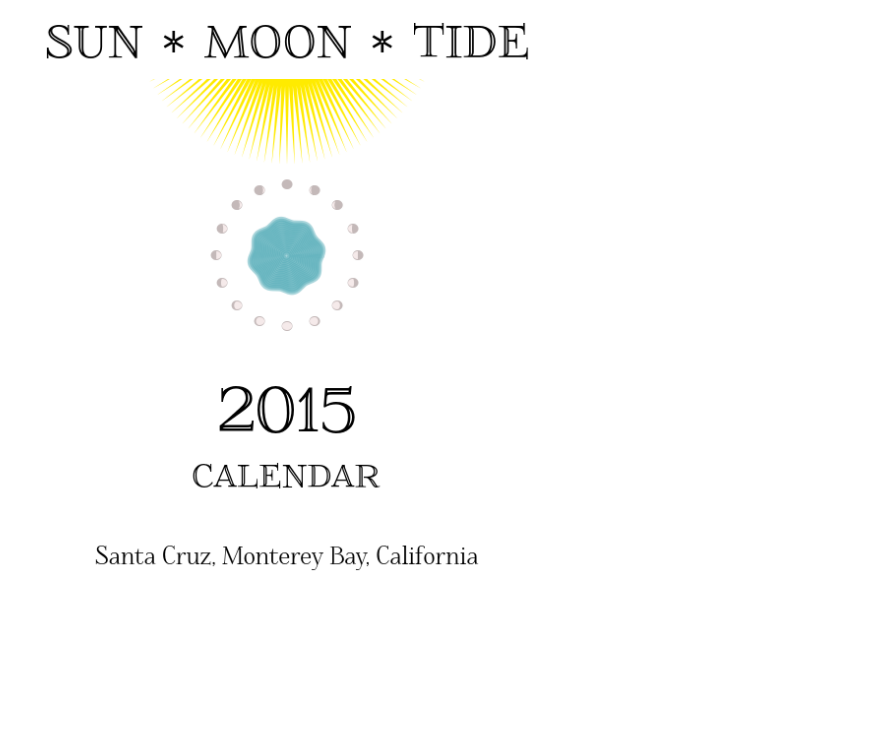
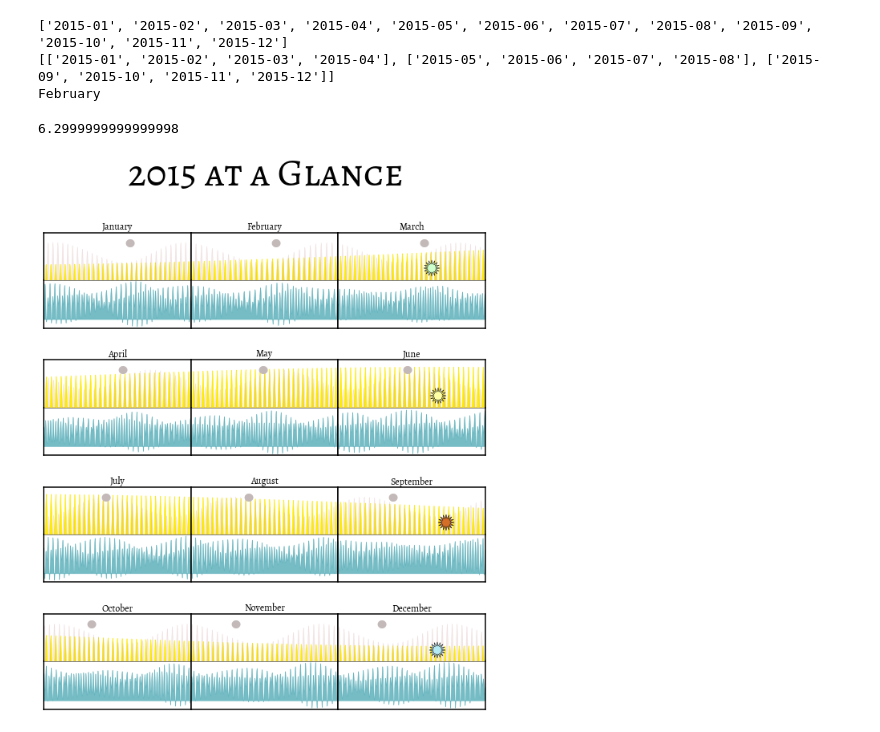
Before and after one commit to shendrix07/sunmoontide, a Jupyter notebook: sunmoontide/Untitled.ipynb, the cells around one changed output. Drawn from its saved outputs; the diff is of its cells as text; code cells hidden in the pictures; blank space fills up the shorter version.

Commit message:
Year Overview and cover now complete, changed fonts

```diff
--- a/sunmoontide/Untitled.ipynb
+++ b/sunmoontide/Untitled.ipynb
@@ -64,8 +6,34 @@ def cover(tide):
-# %%
-from tides import Tides
-mytide = Tides('example_noaa_file.TXT')
-fig = cover(mytide)
-fig.savefig('test.pdf')
-plt.show()
-# %% [output]
-[figure, removed]
+# %%
+from tides import Tides
+from astro import Astro
+mytide = Tides('example_noaa_file.TXT')
+mysun = Astro(str(mytide.latitude), str(mytide.longitude),
+            mytide.timezone, mytide.year, 'Sun')
+mymoon = Astro(str(mytide.latitude), str(mytide.longitude),
+            mytide.timezone, mytide.year, 'Moon')
+# %%
+def months_in_year(year_string):
+    '''Generator that takes year_string (i.e. '2015') and yields all the months
+    of the year in order, also as strings (i.e. '2015-07').
+    '''
+    start_date = pd.to_datetime(year_string + '-01')
+    end_date = start_date + pd.DateOffset(months = 12)
+    current_date = start_date
+    while current_date < end_date:
+        yield current_date.strftime('%Y-%m')
+        current_date = current_date + pd.DateOffset(months = 1)
+# %%
+allmonths = list(months_in_year(mytide.year))
+print(allmonths)
+month_chunk = [allmonths[:4], allmonths[4:8],
+                   allmonths[8:]]
+print(month_chunk)
+print(pd.to_datetime(allmonths[1]).strftime('%B'))
+# %% [output]
+['2015-01', '2015-02', '2015-03', '2015-04', '2015-05', '2015-06', '2015-07', '2015-08', '2015-09', '2015-10', '2015-11', '2015-12']
+[['2015-01', '2015-02', '2015-03', '2015-04'], ['2015-05', '2015-06', '2015-07', '2015-08'], ['2015-09', '2015-10', '2015-11', '2015-12']]
+February
+# %%
+mytide.annual_max
+# %% [output]
+6.2999999999999998
@@ -71,0 +150,5 @@ plt.show()
+# %%
+fig = yearview(mytide, mysun, mymoon)
+fig.savefig('test.pdf')
+# %% [output]
+[figure, added]
```
Also changed, not shown: parts of 3 cells of this notebook, 11 other files.
